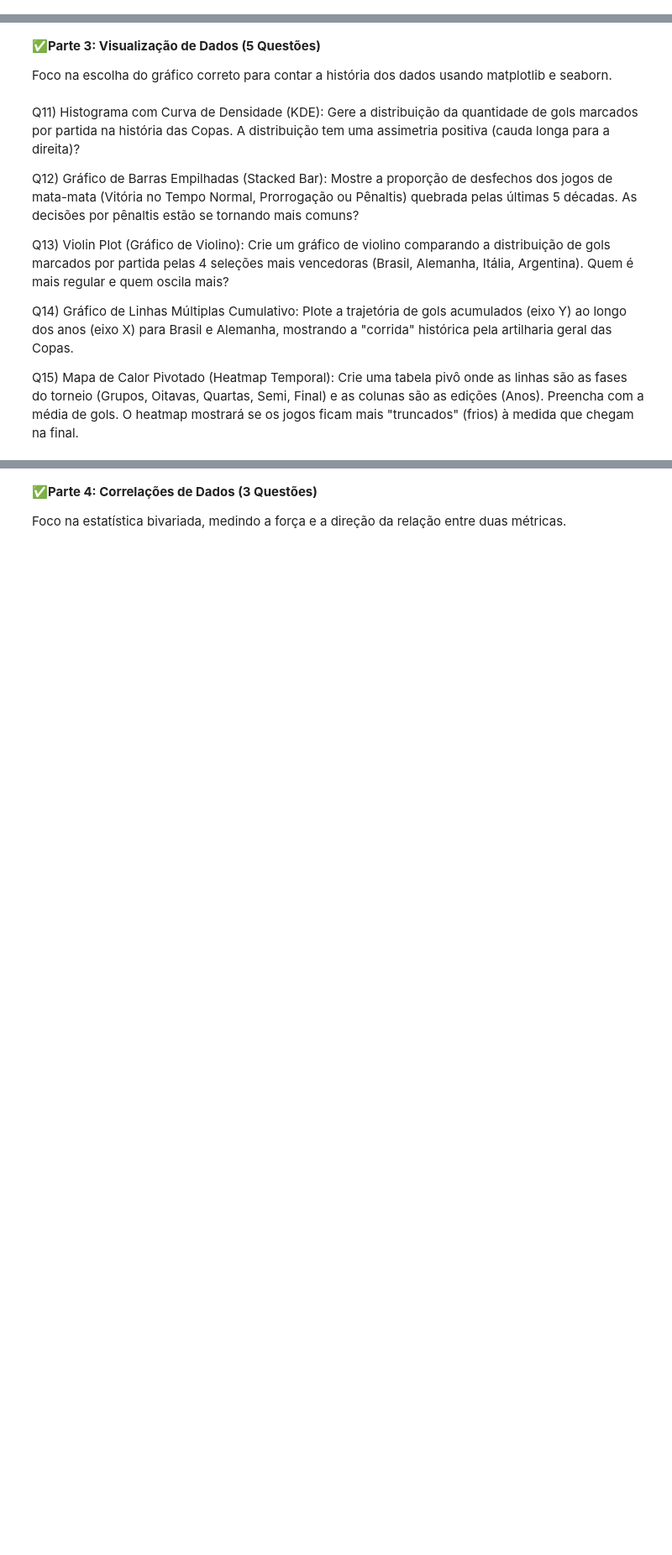
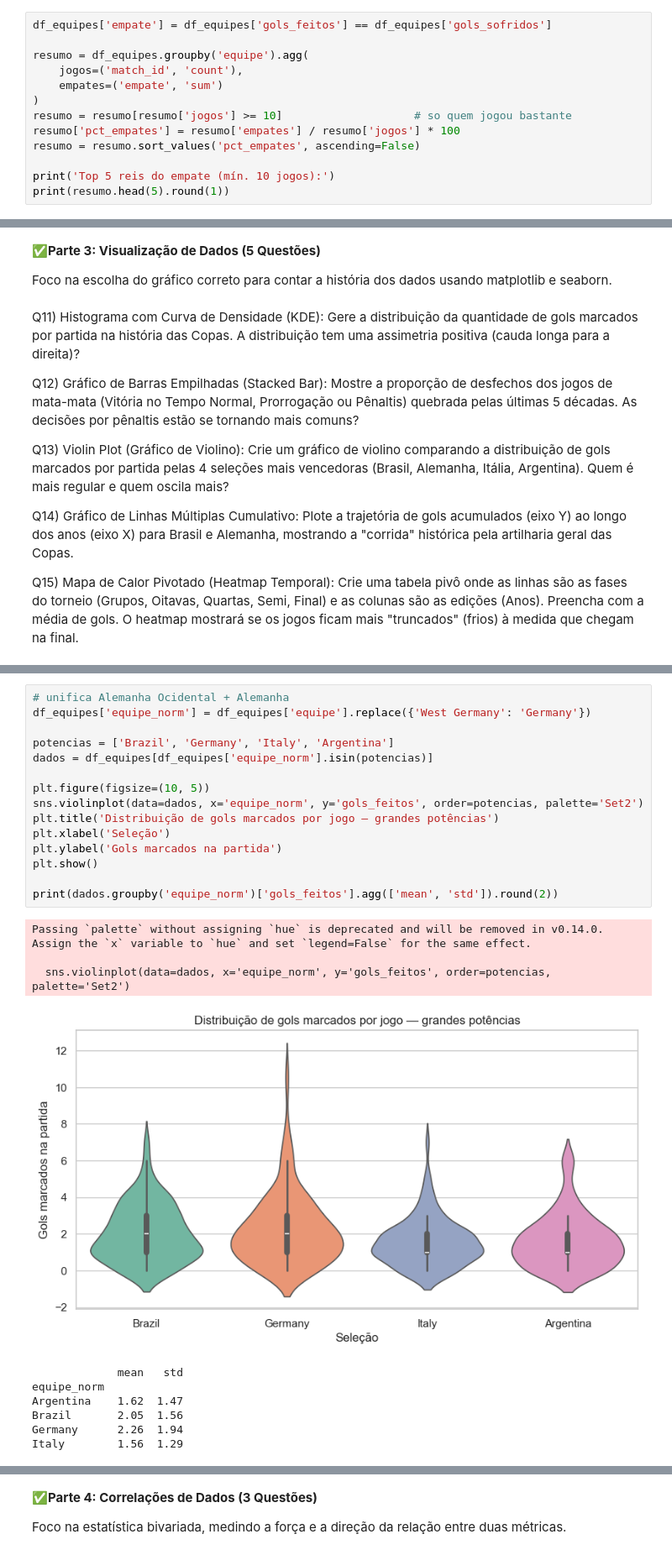
Before and after one commit to gabrielreisz/fifa-world-cup-analytics, a Jupyter notebook: notebooks/FCD_TP_AnaCampos_GabrielReis.ipynb, the cells around one changed output, grey strips where cells are left out. Shown at 84% size. Cells and saved outputs as stored; diff of their text form; blank space fills up the shorter version.

```diff
--- a/notebooks/FCD_TP_AnaCampos_GabrielReis.ipynb
+++ b/notebooks/FCD_TP_AnaCampos_GabrielReis.ipynb
@@ -303,0 +371,13 @@ A porcentagem de paises anfitrioes que chegaram a semifinal em sua propria ediç
+# %%
+df_equipes['empate'] = df_equipes['gols_feitos'] == df_equipes['gols_sofridos']
+
+resumo = df_equipes.groupby('equipe').agg(
+    jogos=('match_id', 'count'),
+    empates=('empate', 'sum')
+)
+resumo = resumo[resumo['jogos'] >= 10]                    # so quem jogou bastante
+resumo['pct_empates'] = resumo['empates'] / resumo['jogos'] * 100
+resumo = resumo.sort_values('pct_empates', ascending=False)
+
+print('Top 5 reis do empate (mín. 10 jogos):')
+print(resumo.head(5).round(1))
@@ -317,0 +500,26 @@ Q15) Mapa de Calor Pivotado (Heatmap Temporal): Crie uma tabela pivô onde as li
+# %%
+# unifica Alemanha Ocidental + Alemanha
+df_equipes['equipe_norm'] = df_equipes['equipe'].replace({'West Germany': 'Germany'})
+
+potencias = ['Brazil', 'Germany', 'Italy', 'Argentina']
+dados = df_equipes[df_equipes['equipe_norm'].isin(potencias)]
+
+plt.figure(figsize=(10, 5))
+sns.violinplot(data=dados, x='equipe_norm', y='gols_feitos', order=potencias, palette='Set2')
+plt.title('Distribuição de gols marcados por jogo — grandes potências')
+plt.xlabel('Seleção')
+plt.ylabel('Gols marcados na partida')
+plt.show()
+
+print(dados.groupby('equipe_norm')['gols_feitos'].agg(['mean', 'std']).round(2))
+# %% [output]
+Passing `palette` without assigning `hue` is deprecated and will be removed in v0.14.0. Assign the `x` variable to `hue` and set `legend=False` for the same effect.
+
+  sns.violinplot(data=dados, x='equipe_norm', y='gols_feitos', order=potencias, palette='Set2')
+[figure, added]
+             mean   std
+equipe_norm
+Argentina    1.62  1.47
+Brazil       2.05  1.56
+Germany      2.26  1.94
+Italy        1.56  1.29
```
Also changed, not shown: parts of 23 cells of this notebook.
